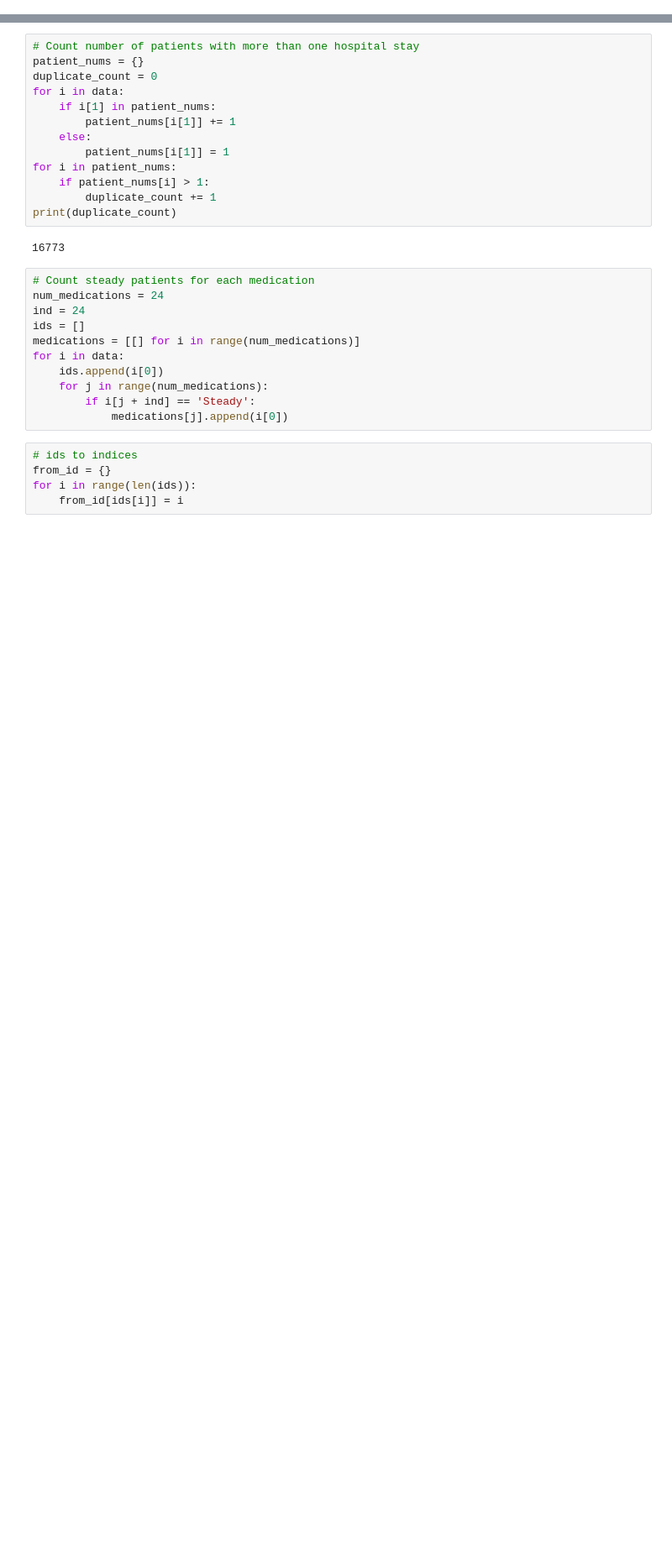
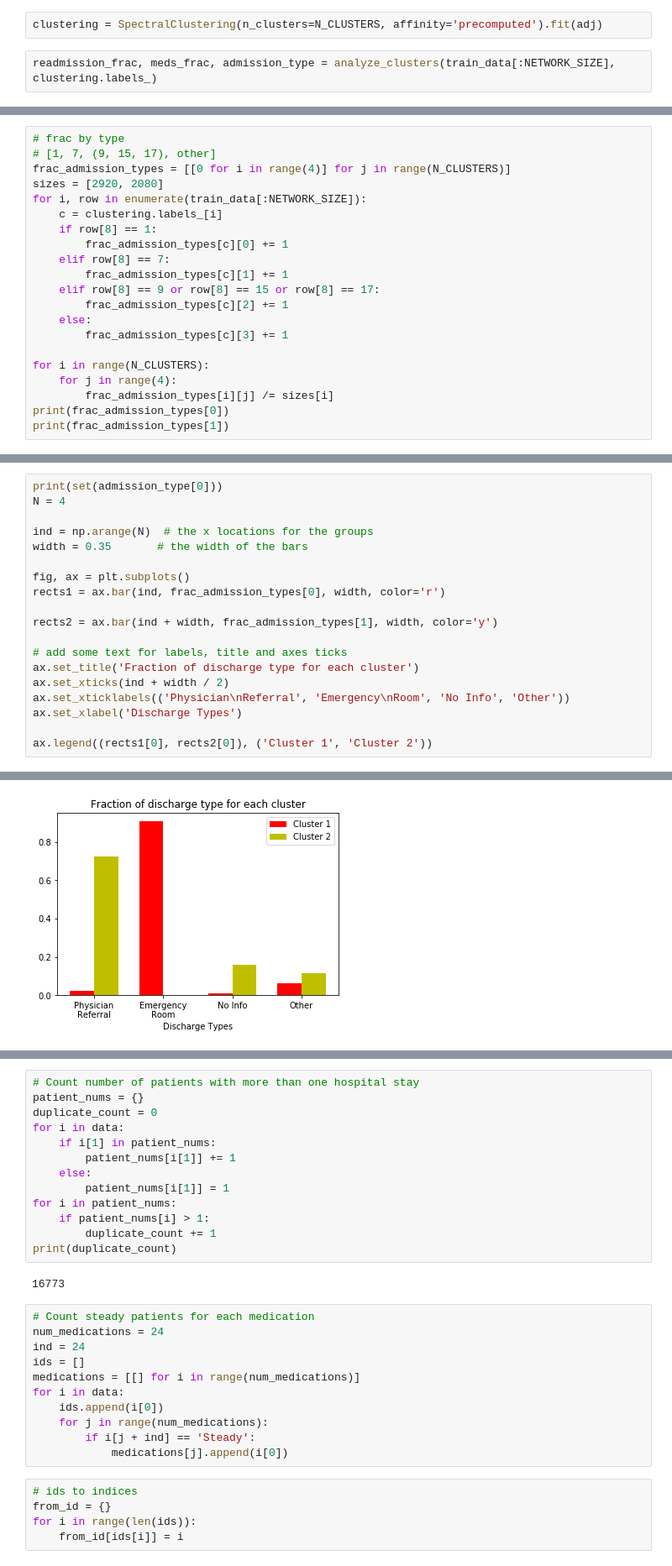
Before and after one commit to annakooperberg/DiabetesPredictionModel, a Jupyter notebook: anna/network_clustering.ipynb, the cells around one changed output, grey strips where cells are left out. Shown at 84% size. Cells and saved outputs as stored; diff of their text form; blank space fills up the shorter version.

Commit message:
Modified network clustering

```diff
--- a/anna/network_clustering.ipynb
+++ b/anna/network_clustering.ipynb
@@ -9,0 +116,4 @@ data = pd.read_csv(filename).to_numpy()
+# %%
+clustering = SpectralClustering(n_clusters=N_CLUSTERS, affinity='precomputed').fit(adj)
+# %%
+readmission_frac, meds_frac, admission_type = analyze_clusters(train_data[:NETWORK_SIZE], clustering.labels_)
@@ -9,0 +127,21 @@ data = pd.read_csv(filename).to_numpy()
+# %%
+# frac by type
+# [1, 7, (9, 15, 17), other]
+frac_admission_types = [[0 for i in range(4)] for j in range(N_CLUSTERS)]
+sizes = [2920, 2080]
+for i, row in enumerate(train_data[:NETWORK_SIZE]):
+    c = clustering.labels_[i]
+    if row[8] == 1:
+        frac_admission_types[c][0] += 1
+    elif row[8] == 7:
+        frac_admission_types[c][1] += 1
+    elif row[8] == 9 or row[8] == 15 or row[8] == 17:
+        frac_admission_types[c][2] += 1
+    else:
+        frac_admission_types[c][3] += 1
+
+for i in range(N_CLUSTERS):
+    for j in range(4):
+        frac_admission_types[i][j] /= sizes[i]
+print(frac_admission_types[0])
+print(frac_admission_types[1])
@@ -9,0 +151,20 @@ data = pd.read_csv(filename).to_numpy()
+# %%
+print(set(admission_type[0]))
+N = 4
+
+ind = np.arange(N)  # the x locations for the groups
+width = 0.35       # the width of the bars
+
+fig, ax = plt.subplots()
+rects1 = ax.bar(ind, frac_admission_types[0], width, color='r')
+
+rects2 = ax.bar(ind + width, frac_admission_types[1], width, color='y')
+
+# add some text for labels, title and axes ticks
+ax.set_title('Fraction of discharge type for each cluster')
+ax.set_xticks(ind + width / 2)
+ax.set_xticklabels(('Physician\nReferral', 'Emergency\nRoom', 'No Info', 'Other'))
+ax.set_xlabel('Discharge Types')
+
+ax.legend((rects1[0], rects2[0]), ('Cluster 1', 'Cluster 2'))
+# %% [output]
@@ -9,0 +173 @@ data = pd.read_csv(filename).to_numpy()
+[figure, added]
```
Also changed, not shown: parts of 13 cells of this notebook, 1 other file.
